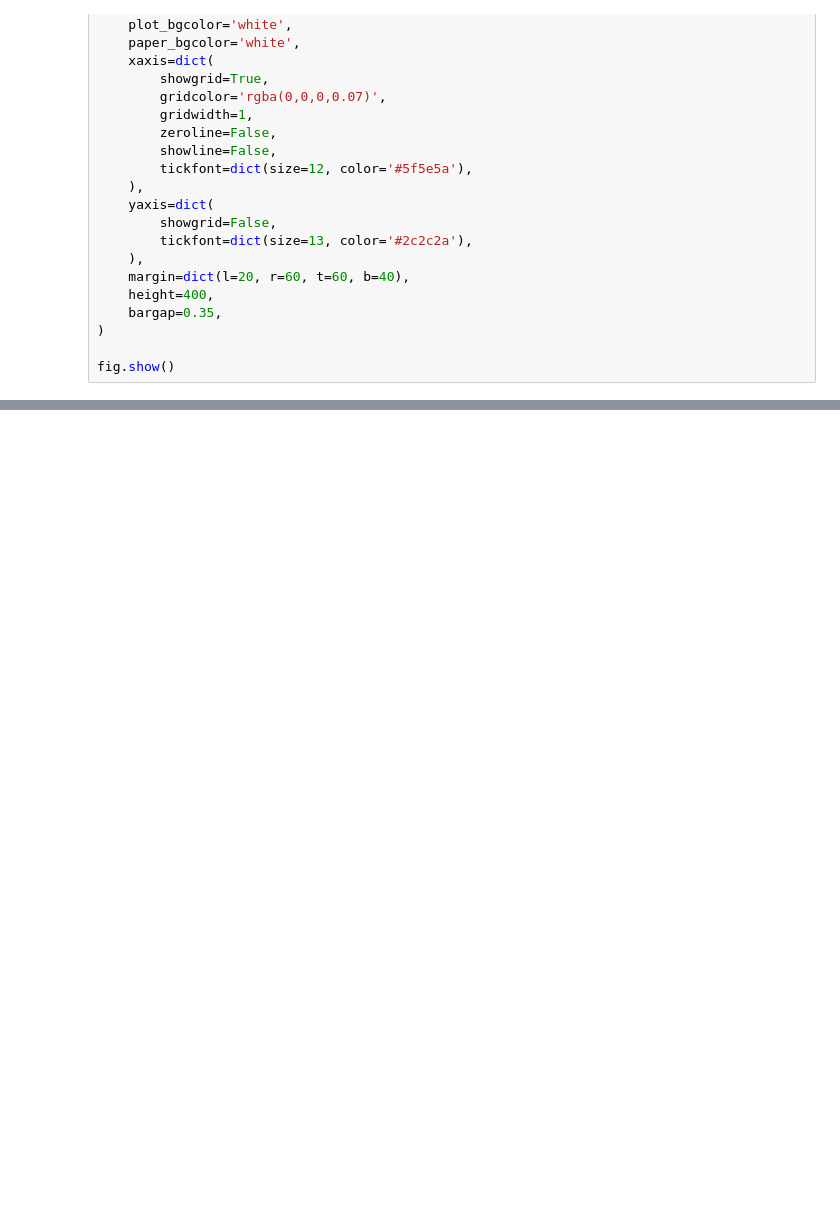
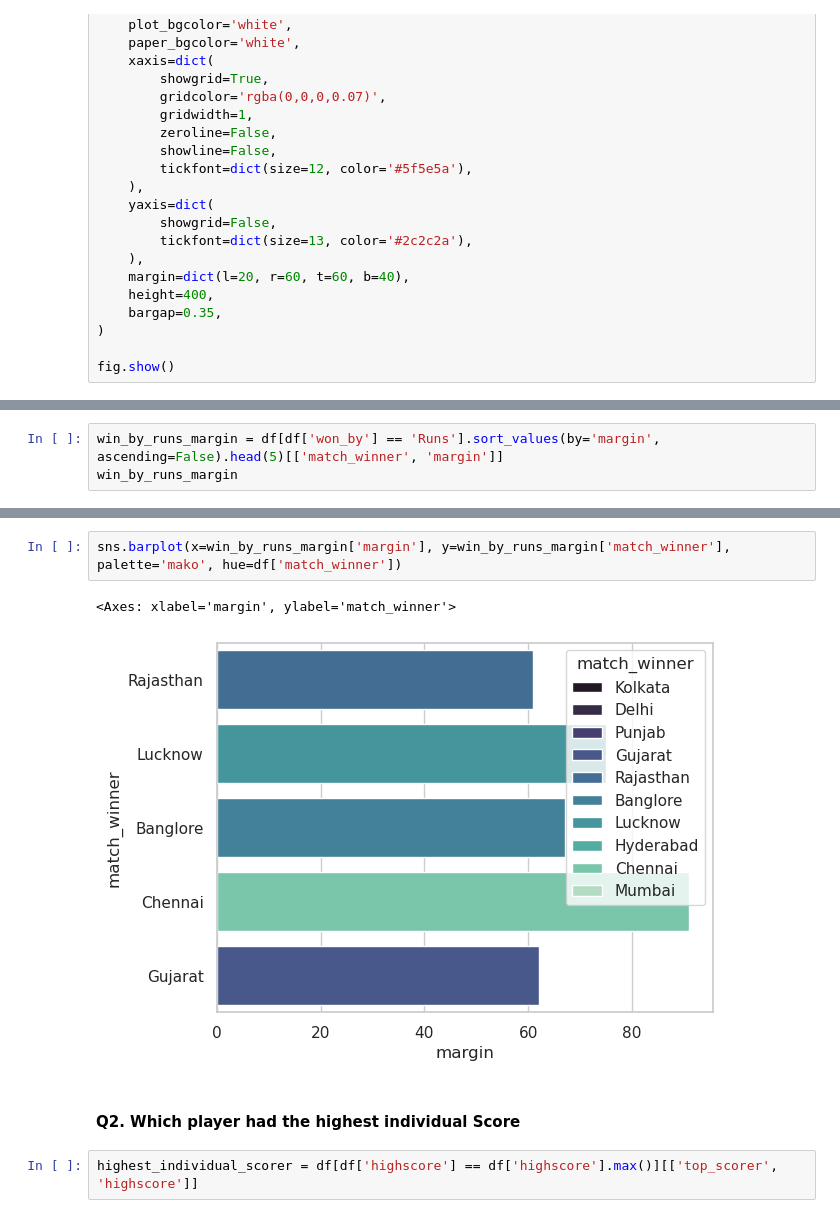
Before and after one commit to waseem-development/AI-NAVTTC, a Jupyter notebook: Data Visualization/ipl_2022_project/project.ipynb, the cells around one changed output, grey strips where cells are left out. Cells and saved outputs as stored; diff of their text form; blank space fills up the shorter version.

```diff
--- a/Data Visualization/ipl_2022_project/project.ipynb
+++ b/Data Visualization/ipl_2022_project/project.ipynb
@@ -409,0 +433,3 @@ fig.show()
+# %%
+win_by_runs_margin = df[df['won_by'] == 'Runs'].sort_values(by='margin', ascending=False).head(5)[['match_winner', 'margin']]
+win_by_runs_margin
@@ -409,0 +443,9 @@ fig.show()
+# %%
+sns.barplot(x=win_by_runs_margin['margin'], y=win_by_runs_margin['match_winner'], palette='mako', hue=df['match_winner'])
+# %% [output]
+<Axes: xlabel='margin', ylabel='match_winner'>
+[figure, added]
+# %% [markdown]
+#### Q2. Which player had the highest individual Score
+# %%
+highest_individual_scorer = df[df['highscore'] == df['highscore'].max()][['top_scorer', 'highscore']]
```
Also changed, not shown: parts of 8 cells of this notebook.
